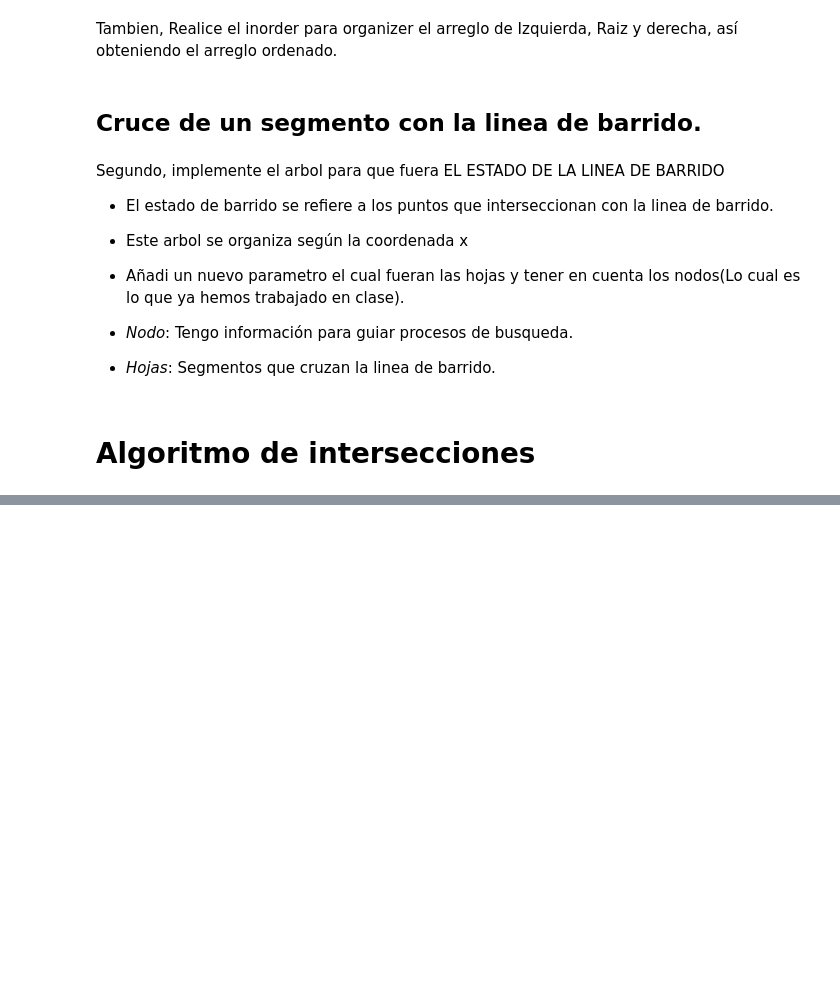
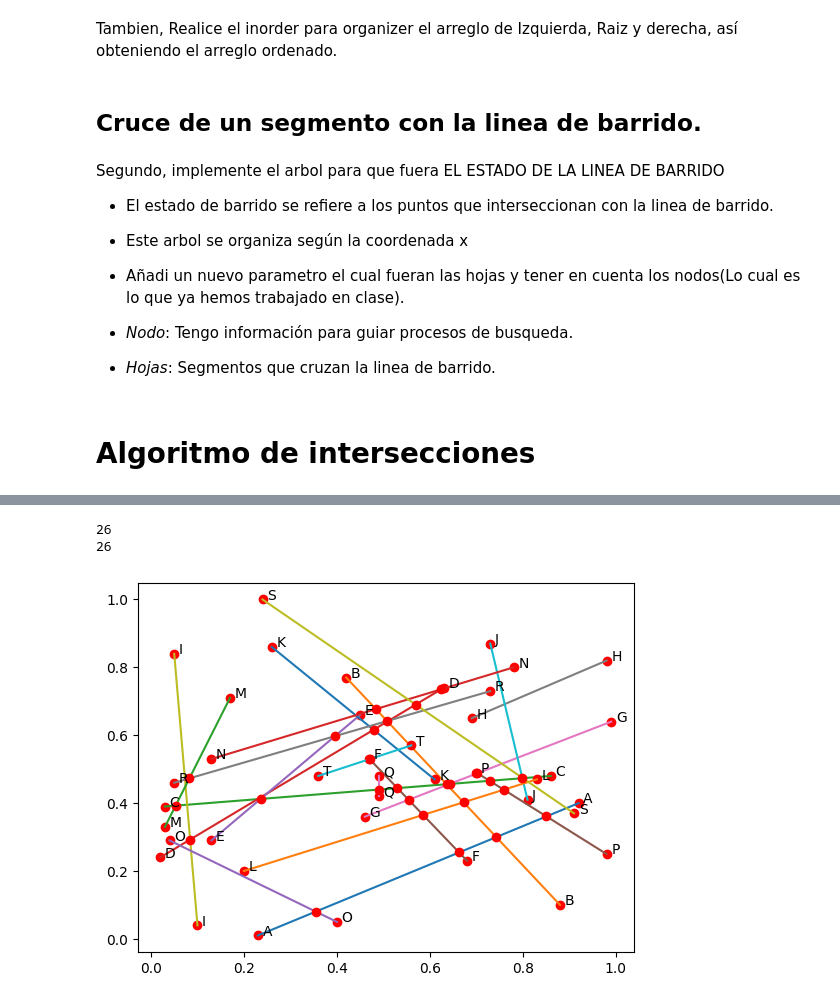
Before and after one commit to DayaVale/Geometria_Computacional, a Jupyter notebook: Homework1/Homework1.ipynb, the cells around one changed output, grey strips where cells are left out. Cells and saved outputs as stored; diff of their text form; code cells hidden in the pictures; blank space fills up the shorter version.

```diff
--- a/Homework1/Homework1.ipynb
+++ b/Homework1/Homework1.ipynb
@@ -733,7 +699,8 @@ def remove_line(l_active, evento):
 def add_events(evento,l_active):
     #print(evento.point.tag)
     if evento.point.tag == 1:
-        l_active.append([[evento.segmento[0].x,evento.segmento[0].y,evento.point.tag],[evento.segmento[1].x,evento.segmento[1].y,evento.point.tag],evento.point.tag_seg])
+        l_active.append([[evento.segmento[0].x,evento.segmento[0].y,evento.point.tag],[evento.segmento[1].x,evento.segmento[1].y,evento.point.tag],evento.point.tag_seg,False])
     elif evento.point.tag == 0:
         l_active = remove_line(l_active,evento)
+    print(l_active)
     return l_active
@@ -789,14 +762,21 @@ def Find_intersection(s):
     #Organizo los segmentos de Q
     Q = inorder_queue(root)
     l = []
+    intersec = []
+    ins = []
     while (len(Q)>0):
         p = Q[0]
         Q.pop(0)
         l = add_events(p,l)
-        print(l)
+        if (len(l)>1):
+            intersec,l = find_intersection_line(l,intersec)
+
+
+        #print(l)
     #Q.pop(0)
     #l = Lines_actives(Q,p)
-    print(l)
+    print(intersec)
+    return intersec
 
 
 
@@ -877,0 +844,2 @@ Find_intersection(seg)
+# %%
+Intersection = Find_intersection(seg)
@@ -877,0 +864,22 @@ Find_intersection(seg)
+# %%
+X_int = []
+Y_int = []
+print(len(Intersection))
+for j in Intersection:
+    X_int.append(j[0])
+    Y_int.append(j[1])
+print(len(X_int))
+plt.clf()
+for i in range(len(seg)):
+    P1x,P1y = [seg[i][0].x,seg[i][1].x],[seg[i][0].y,seg[i][1].y]
+    plt.plot(seg[i][0].x,seg[i][0].y,"ro")
+    plt.plot(seg[i][1].x,seg[i][1].y,"ro")
+    plt.plot(P1x,P1y)
+    plt.annotate(seg[i][0].tag_seg, (seg[i][0].x,seg[i][0].y),(seg[i][0].x + 0.01, seg[i][0].y))
+    plt.annotate(seg[i][1].tag_seg, (seg[i][1].x,seg[i][1].y),(seg[i][1].x + 0.01, seg[i][1].y))
+plt.plot(X_int,Y_int,'ro')
+plt.show()
+# %% [output]
+26
+26
+[figure, added]
```
Also changed, not shown: parts of 13 cells of this notebook.
